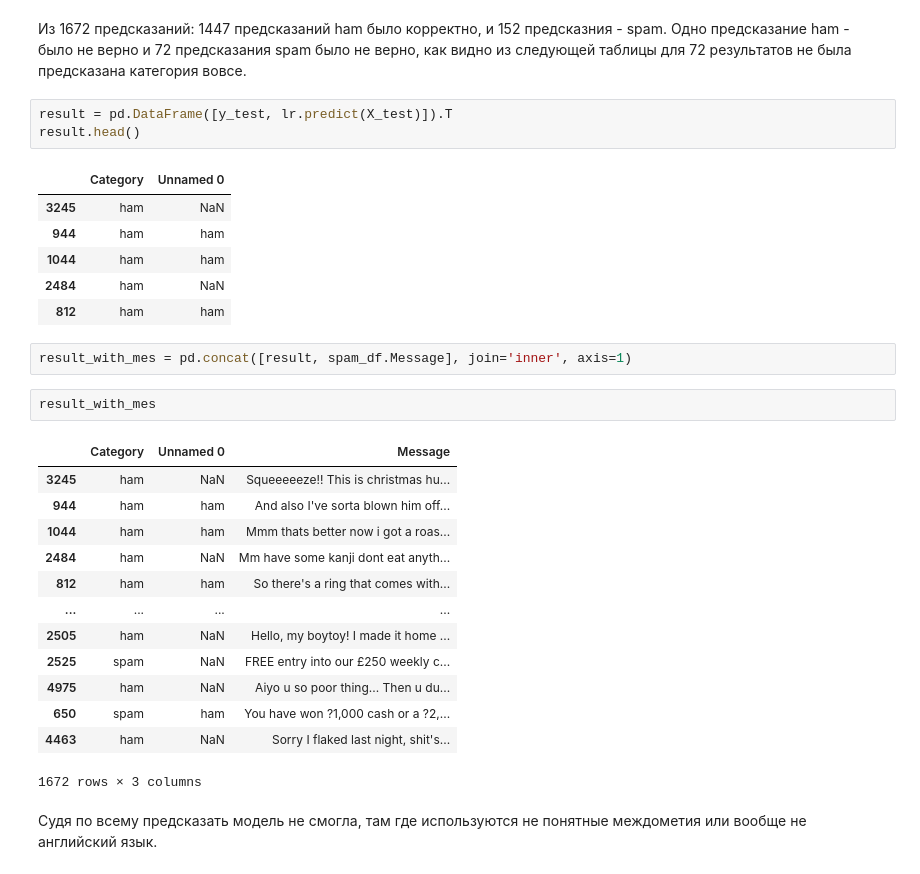
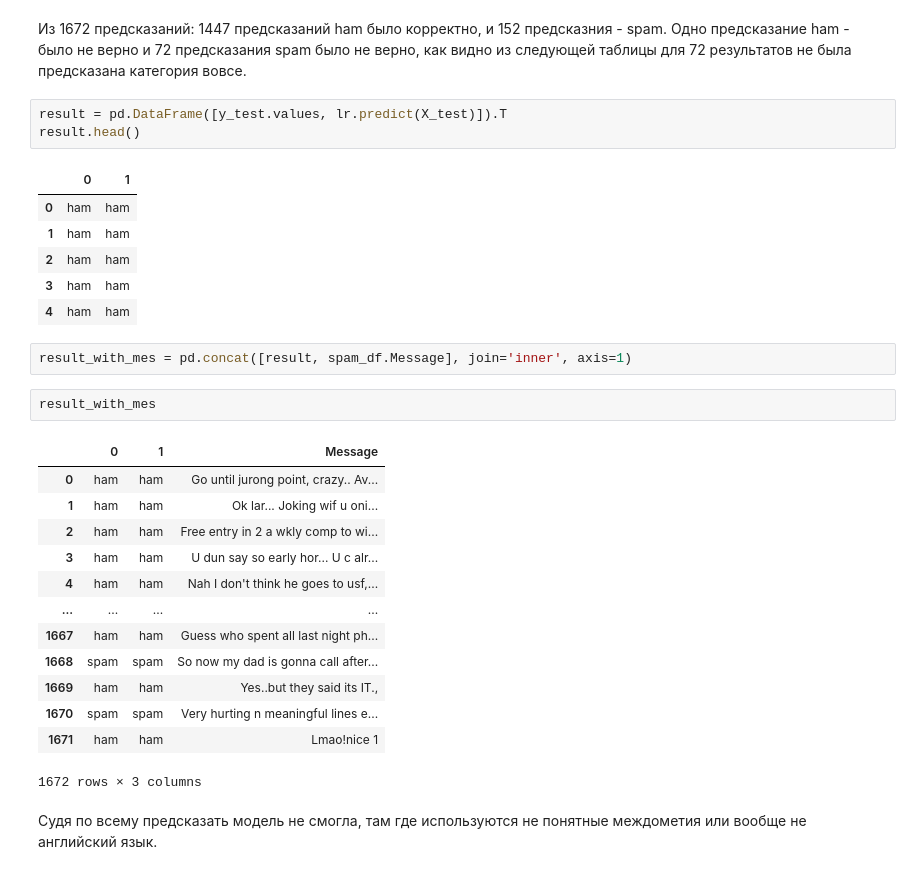
Before and after one commit to Ivanr2000/Homework, a Jupyter notebook: Python Case Study/HW RIY CaseStudy.ipynb, the cells around one changed output. Cells and saved outputs as stored; diff of their text form.

```diff
--- a/Python Case Study/HW RIY CaseStudy.ipynb
+++ b/Python Case Study/HW RIY CaseStudy.ipynb
@@ -381,32 +381,32 @@ array([[1447,    1],
 # %% [markdown]
 Из 1672 предсказаний: 1447 предсказаний ham было корректно, и 152 предсказния - spam.  Одно предсказание ham - было не верно и 72 предсказания spam было не верно, как видно из следующей таблицы для 72 результатов не была предсказана категория вовсе.
 # %%
-result = pd.DataFrame([y_test, lr.predict(X_test)]).T
+result = pd.DataFrame([y_test.values, lr.predict(X_test)]).T
 result.head()
 # %% [output]
-|  | Category | Unnamed 0 |
-| 3245 | ham | NaN |
-| 944 | ham | ham |
-| 1044 | ham | ham |
-| 2484 | ham | NaN |
-| 812 | ham | ham |
+|  | 0 | 1 |
+| 0 | ham | ham |
+| 1 | ham | ham |
+| 2 | ham | ham |
+| 3 | ham | ham |
+| 4 | ham | ham |
 # %%
 result_with_mes = pd.concat([result, spam_df.Message], join='inner', axis=1)
 # %%
 result_with_mes
 # %% [output]
-|  | Category | Unnamed 0 | Message |
-| 3245 | ham | NaN | Squeeeeeze!! This is christmas hu... |
-| 944 | ham | ham | And also I've sorta blown him off... |
-| 1044 | ham | ham | Mmm thats better now i got a roas... |
-| 2484 | ham | NaN | Mm have some kanji dont eat anyth... |
-| 812 | ham | ham | So there's a ring that comes with... |
+|  | 0 | 1 | Message |
+| 0 | ham | ham | Go until jurong point, crazy.. Av... |
+| 1 | ham | ham | Ok lar... Joking wif u oni... |
+| 2 | ham | ham | Free entry in 2 a wkly comp to wi... |
+| 3 | ham | ham | U dun say so early hor... U c alr... |
+| 4 | ham | ham | Nah I don't think he goes to usf,... |
 | ... | ... | ... | ... |
-| 2505 | ham | NaN | Hello, my boytoy! I made it home ... |
-| 2525 | spam | NaN | FREE entry into our £250 weekly c... |
-| 4975 | ham | NaN | Aiyo u so poor thing... Then u du... |
-| 650 | spam | ham | You have won ?1,000 cash or a ?2,... |
-| 4463 | ham | NaN | Sorry I flaked last night, shit's... |
+| 1667 | ham | ham | Guess who spent all last night ph... |
+| 1668 | spam | spam | So now my dad is gonna call after... |
+| 1669 | ham | ham | Yes..but they said its IT., |
+| 1670 | spam | spam | Very hurting n meaningful lines e... |
+| 1671 | ham | ham | Lmao!nice 1 |
 1672 rows × 3 columns
 # %% [markdown]
 Судя по всему предсказать модель не смогла, там где используются не понятные междометия или вообще не английский язык.
```
Also changed, not shown: parts of 1 cell of this notebook, 1 other file.
